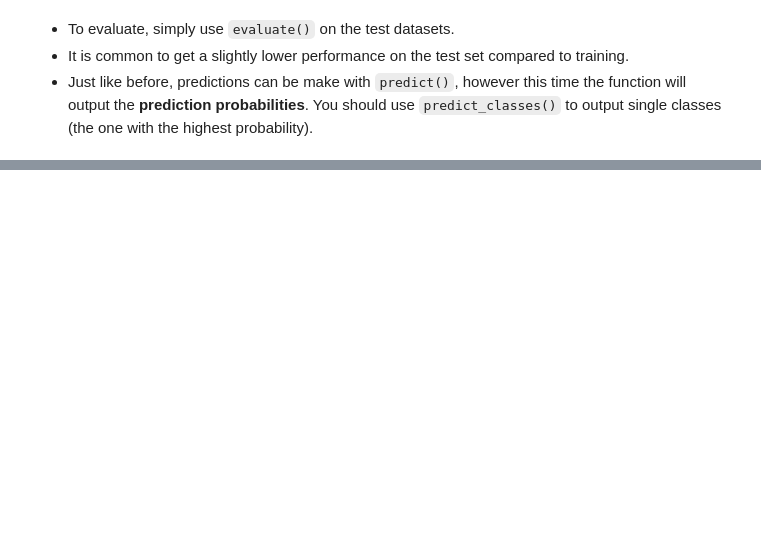
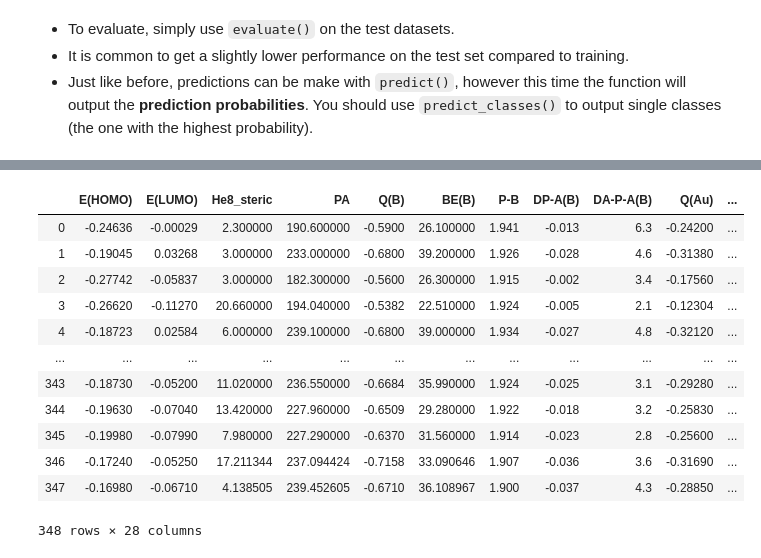
Before and after one commit to FlorianSong/Intro_data_analytics, a Jupyter notebook: Workshop4.ipynb, the cells around one changed output, grey strips where cells are left out. Cells and saved outputs as stored; diff of their text form; code cells hidden in the pictures; blank space fills up the shorter version.

```diff
--- a/Workshop4.ipynb
+++ b/Workshop4.ipynb
@@ -404,0 +411,29 @@ Class predictions: [5 2 8 0 8 7 1 5 5]
+# %%
+import re
+r = re.compile('^PC[0-9]')
+vmatch = np.vectorize(lambda x:not bool(r.match(x)))
+
+lkbp = pd.read_excel("datasets/om100648v_si_002.xls")
+lkbpp = pd.read_excel("datasets/om300312t_si_002.xlsx", header=1)
+
+lkbp_cols = lkbp.columns[np.where(vmatch(lkbp.columns))[0][1:]]
+lkbp = lkbp[lkbp_cols].dropna()
+
+lkbpp_cols = lkbpp.columns[np.where(vmatch(lkbpp.columns))[0][1:]]
+lkbpp = lkbpp[lkbpp_cols].dropna()
+# %%
+lkbp
+# %% [output]
+|  | E(HOMO) | E(LUMO) | He8_steric | PA | Q(B) | BE(B) | P-B | DP-A(B) | DA-P-A(B) | Q(Au) | ... |
+| 0 | -0.24636 | -0.00029 | 2.300000 | 190.600000 | -0.5900 | 26.100000 | 1.941 | -0.013 | 6.3 | -0.24200 | ... |
+| 1 | -0.19045 | 0.03268 | 3.000000 | 233.000000 | -0.6800 | 39.200000 | 1.926 | -0.028 | 4.6 | -0.31380 | ... |
+| 2 | -0.27742 | -0.05837 | 3.000000 | 182.300000 | -0.5600 | 26.300000 | 1.915 | -0.002 | 3.4 | -0.17560 | ... |
+| 3 | -0.26620 | -0.11270 | 20.660000 | 194.040000 | -0.5382 | 22.510000 | 1.924 | -0.005 | 2.1 | -0.12304 | ... |
+| 4 | -0.18723 | 0.02584 | 6.000000 | 239.100000 | -0.6800 | 39.000000 | 1.934 | -0.027 | 4.8 | -0.32120 | ... |
+| ... | ... | ... | ... | ... | ... | ... | ... | ... | ... | ... | ... |
+| 343 | -0.18730 | -0.05200 | 11.020000 | 236.550000 | -0.6684 | 35.990000 | 1.924 | -0.025 | 3.1 | -0.29280 | ... |
+| 344 | -0.19630 | -0.07040 | 13.420000 | 227.960000 | -0.6509 | 29.280000 | 1.922 | -0.018 | 3.2 | -0.25830 | ... |
+| 345 | -0.19980 | -0.07990 | 7.980000 | 227.290000 | -0.6370 | 31.560000 | 1.914 | -0.023 | 2.8 | -0.25600 | ... |
+| 346 | -0.17240 | -0.05250 | 17.211344 | 237.094424 | -0.7158 | 33.090646 | 1.907 | -0.036 | 3.6 | -0.31690 | ... |
+| 347 | -0.16980 | -0.06710 | 4.138505 | 239.452605 | -0.6710 | 36.108967 | 1.900 | -0.037 | 4.3 | -0.28850 | ... |
+348 rows × 28 columns
```
Also changed, not shown: parts of 9 cells of this notebook, 37 other files.
